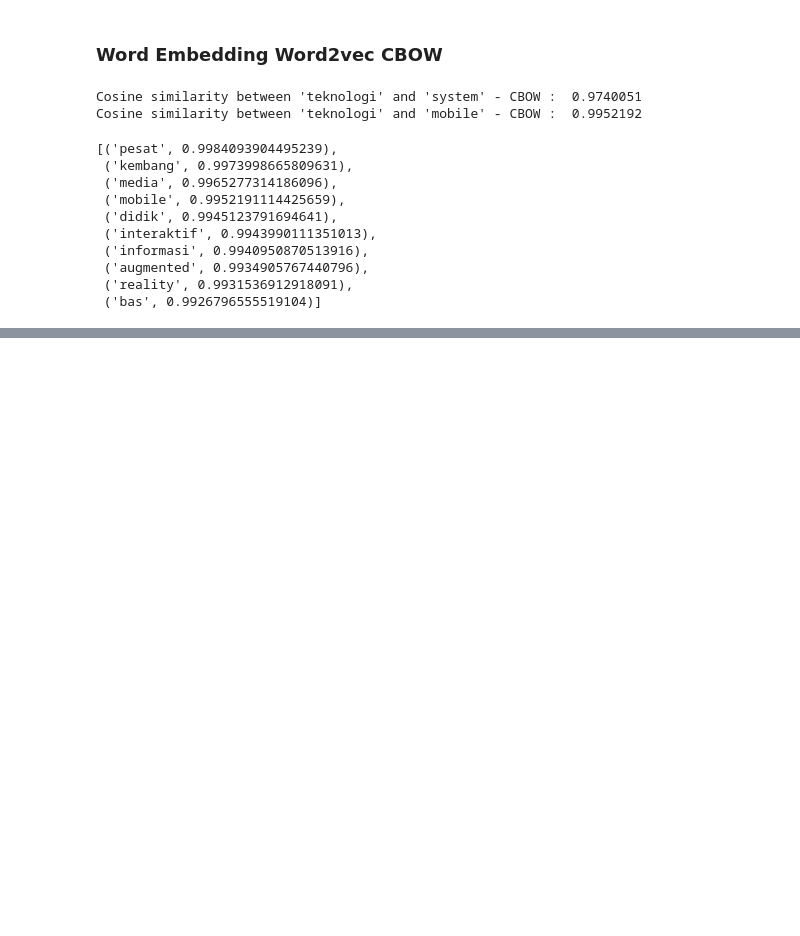
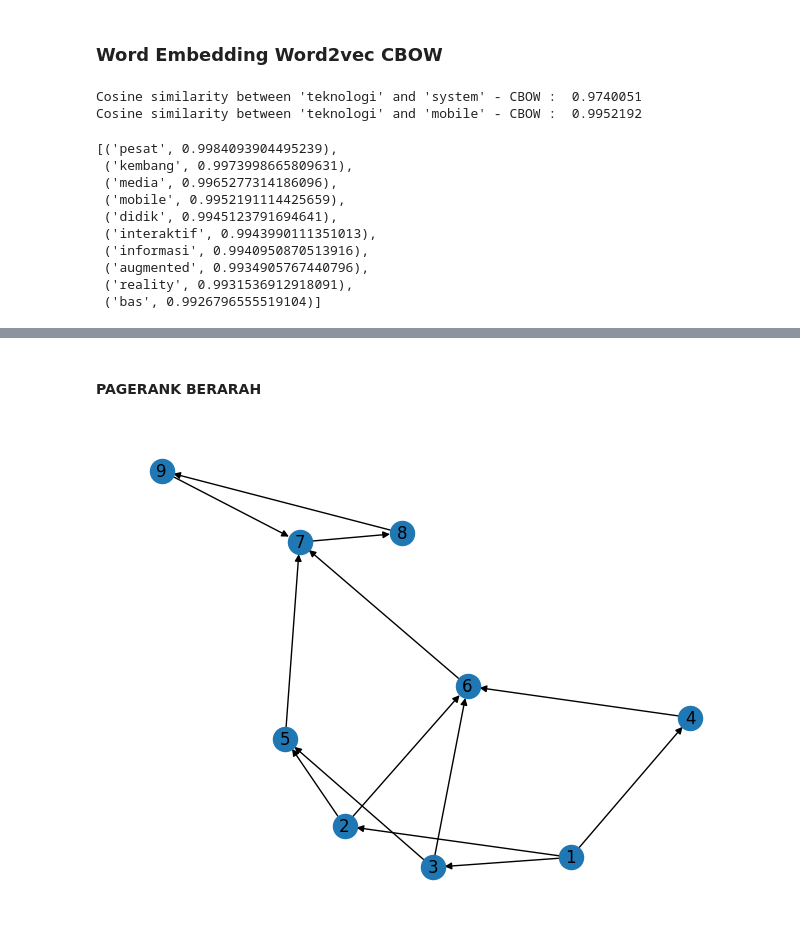
Before and after one commit to Nurul-Faizah/prosaindata, a Jupyter notebook: _sources/notebooks.ipynb, the cells around one changed output, grey strips where cells are left out. Cells and saved outputs as stored; diff of their text form; code cells hidden in the pictures; blank space fills up the shorter version.

```diff
--- a/_sources/notebooks.ipynb
+++ b/_sources/notebooks.ipynb
@@ -1187,0 +1271,15 @@ sim_words
+# %% [markdown]
+#### PAGERANK BERARAH
+# %%
+import networkx as nx
+import pylab as plt
+# create directed graph
+G = nx.DiGraph()
+
+# add nodes
+G.add_nodes_from([1, 2, 3, 4, 5, 6, 7, 8, 9])
+# add edges
+G.add_edges_from([(1, 2), (1, 3), (1, 4), (2, 5), (2, 6), (3, 5), (3, 6), (4, 6), (5, 7), (6, 7), (7, 8), (8, 9), (9, 7)])
+nx.draw(G, with_labels = True)
+# %% [output]
+[figure, added]
```
Also changed, not shown: parts of 48 cells of this notebook, 8 other files.
